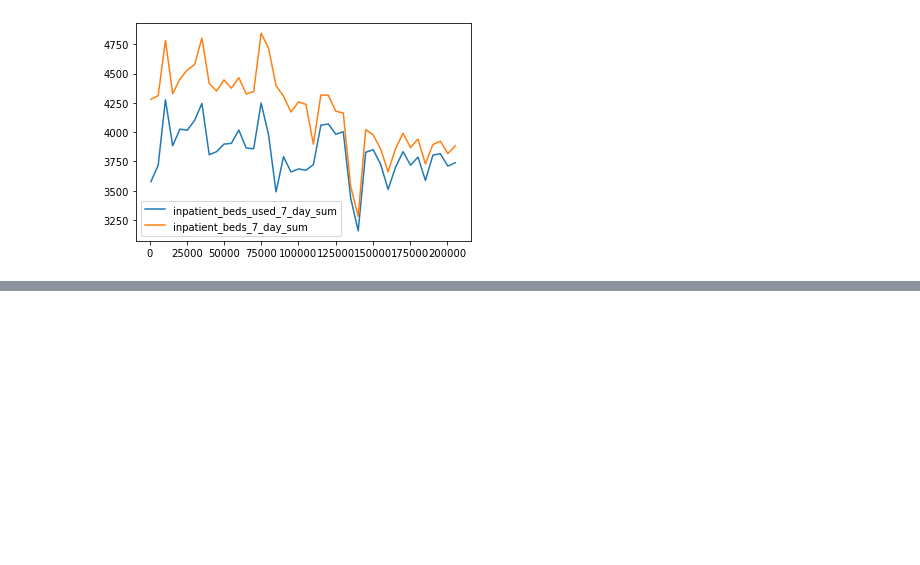
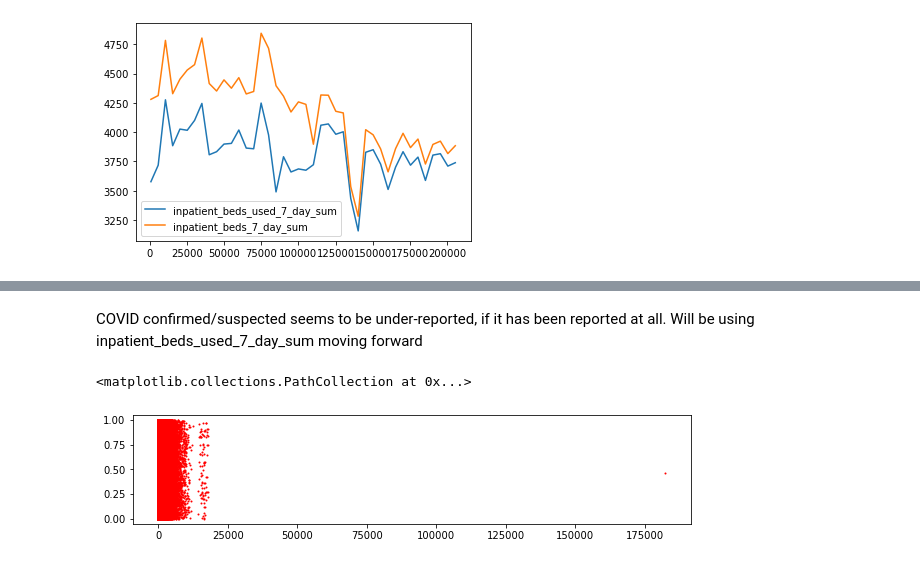
Before and after one commit to WhyVee/covid_in_the_community, a Jupyter notebook: src/graphing_nb.ipynb, the cells around one changed output, grey strips where cells are left out. Cells and saved outputs as stored; diff of their text form; code cells hidden in the pictures; blank space fills up the shorter version.

```diff
--- a/src/graphing_nb.ipynb
+++ b/src/graphing_nb.ipynb
@@ -136,0 +126,11 @@ plt.xticks(rotation='35');
+# %% [markdown]
+COVID confirmed/suspected seems to be under-reported, if it has been reported at all. Will be using inpatient_beds_used_7_day_sum moving forward
+# %%
+x = hospital_chosen_zip['inpatient_beds_used_7_day_sum']
+jitter = np.random.random(len(x))
+
+fig, ax = plt.subplots(figsize=(10, 2))
+ax.scatter(x, jitter, s=1, c='red')
+# %% [output]
+<matplotlib.collections.PathCollection at 0x...>
+[figure, added]
```
Also changed, not shown: parts of 6 cells of this notebook.
